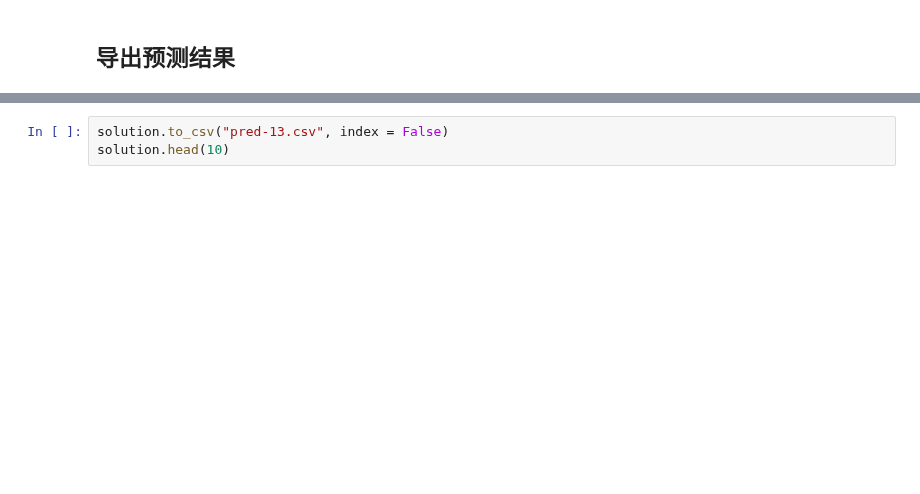
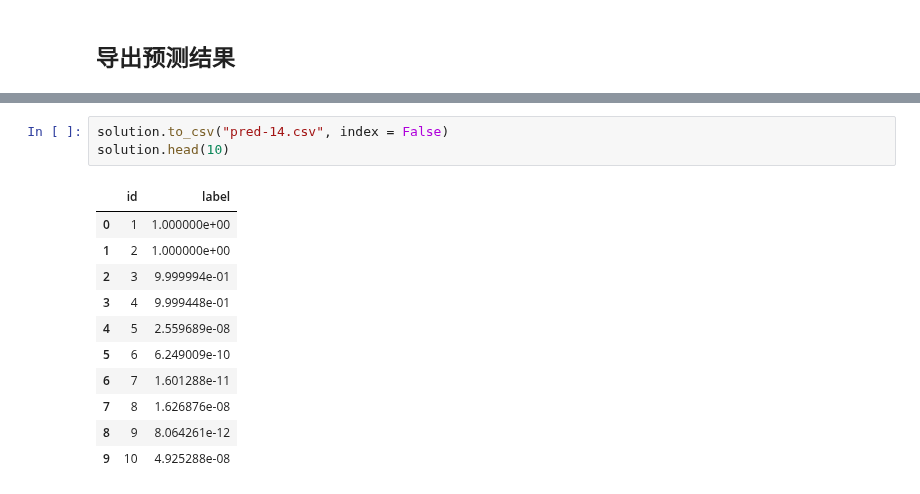
Before and after one commit to sunrise2075/cat_vs_dog_cnn, a Jupyter notebook: cat_vs_dog_model_training.ipynb, the cells around one changed output, grey strips where cells are left out. Saved outputs shown, nothing was run; the diff lists cells and outputs as text; blank space fills up the shorter version.

```diff
--- a/cat_vs_dog_model_training.ipynb
+++ b/cat_vs_dog_model_training.ipynb
@@ -326,3 +352,15 @@ print("导出结果完成！")
 # %%
-solution.to_csv("pred-13.csv", index = False)
+solution.to_csv("pred-14.csv", index = False)
 solution.head(10)
+# %% [output]
+|  | id | label |
+| 0 | 1 | 1.000000e+00 |
+| 1 | 2 | 1.000000e+00 |
+| 2 | 3 | 9.999994e-01 |
+| 3 | 4 | 9.999448e-01 |
+| 4 | 5 | 2.559689e-08 |
+| 5 | 6 | 6.249009e-10 |
+| 6 | 7 | 1.601288e-11 |
+| 7 | 8 | 1.626876e-08 |
+| 8 | 9 | 8.064261e-12 |
+| 9 | 10 | 4.925288e-08 |
```
Also changed, not shown: parts of 8 cells of this notebook, 2 other files.
